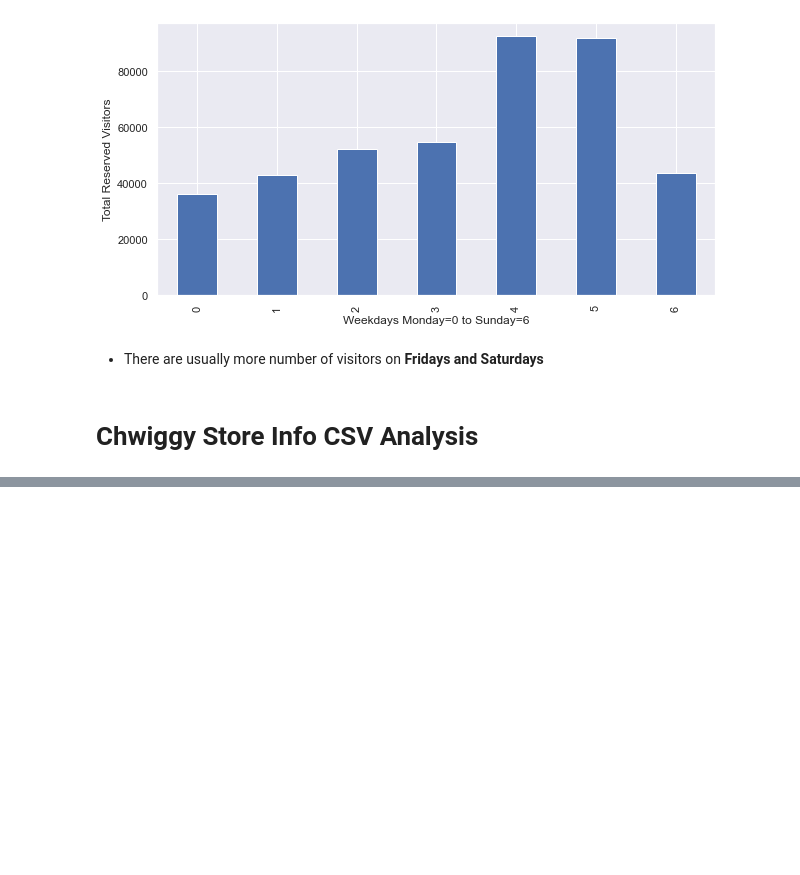
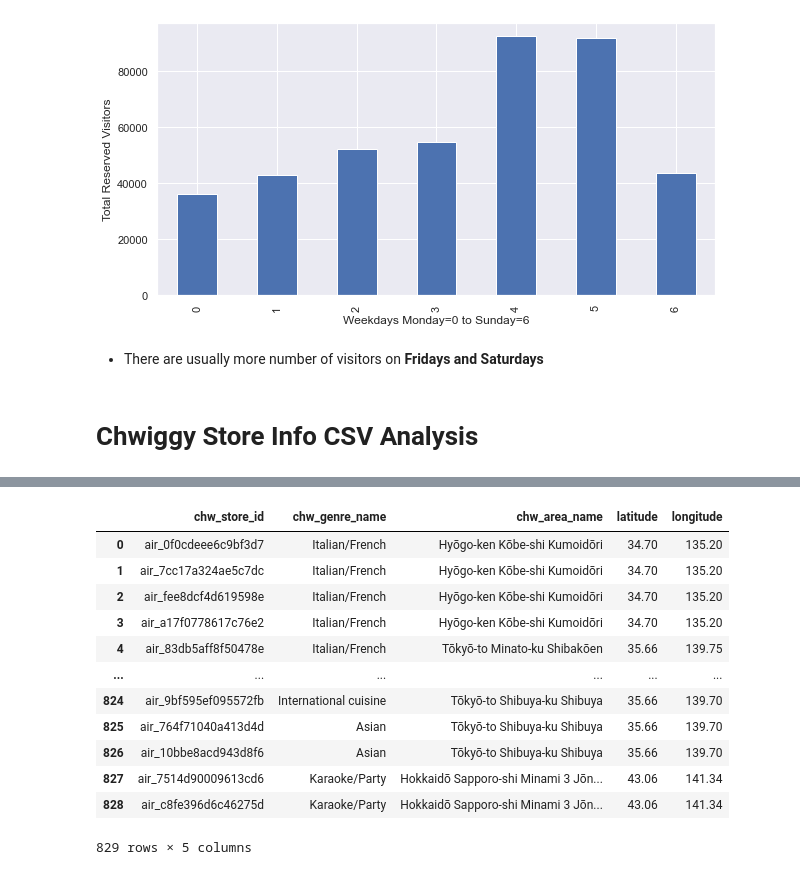
Before and after one commit to ChandrakantSahu17/IIITB_Sem1_ML_Project, a Jupyter notebook: OurCode_TerminalStack.ipynb, the cells around one changed output, grey strips where cells are left out. Saved outputs shown, nothing was run; the diff lists cells and outputs as text; code cells hidden in the pictures; blank space fills up the shorter version.

```diff
--- a/OurCode_TerminalStack.ipynb
+++ b/OurCode_TerminalStack.ipynb
@@ -177,0 +204,16 @@ plt.show()
+# %%
+chw_store_info
+# %% [output]
+|  | chw_store_id | chw_genre_name | chw_area_name | latitude | longitude |
+| 0 | air_0f0cdeee6c9bf3d7 | Italian/French | Hyōgo-ken Kōbe-shi Kumoidōri | 34.70 | 135.20 |
+| 1 | air_7cc17a324ae5c7dc | Italian/French | Hyōgo-ken Kōbe-shi Kumoidōri | 34.70 | 135.20 |
+| 2 | air_fee8dcf4d619598e | Italian/French | Hyōgo-ken Kōbe-shi Kumoidōri | 34.70 | 135.20 |
+| 3 | air_a17f0778617c76e2 | Italian/French | Hyōgo-ken Kōbe-shi Kumoidōri | 34.70 | 135.20 |
+| 4 | air_83db5aff8f50478e | Italian/French | Tōkyō-to Minato-ku Shibakōen | 35.66 | 139.75 |
+| ... | ... | ... | ... | ... | ... |
+| 824 | air_9bf595ef095572fb | International cuisine | Tōkyō-to Shibuya-ku Shibuya | 35.66 | 139.70 |
+| 825 | air_764f71040a413d4d | Asian | Tōkyō-to Shibuya-ku Shibuya | 35.66 | 139.70 |
+| 826 | air_10bbe8acd943d8f6 | Asian | Tōkyō-to Shibuya-ku Shibuya | 35.66 | 139.70 |
+| 827 | air_7514d90009613cd6 | Karaoke/Party | Hokkaidō Sapporo-shi Minami 3 Jōn... | 43.06 | 141.34 |
+| 828 | air_c8fe396d6c46275d | Karaoke/Party | Hokkaidō Sapporo-shi Minami 3 Jōn... | 43.06 | 141.34 |
+829 rows × 5 columns
```
Also changed, not shown: parts of 21 cells of this notebook.
